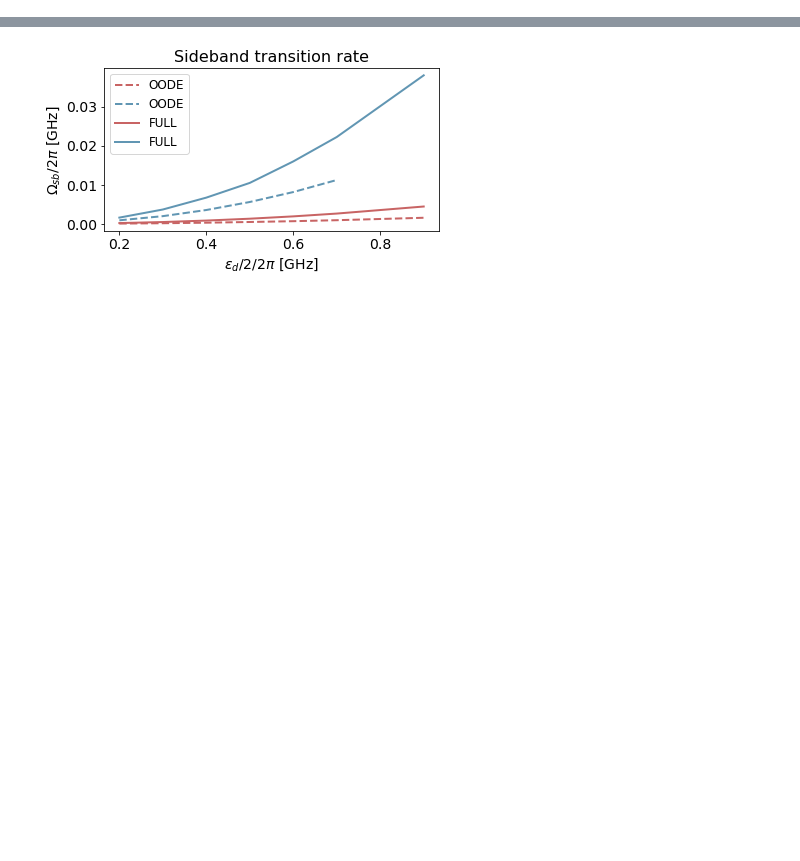
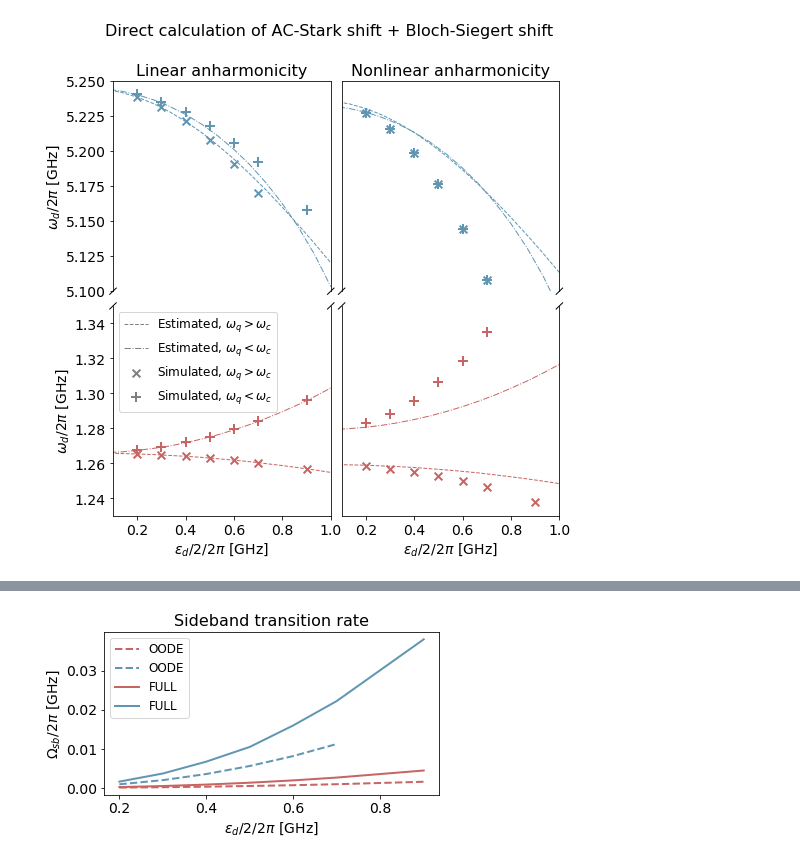
Before and after one commit to wouterkesselsap/thesis, a Jupyter notebook: overview_transmon_single.ipynb, the cells around one changed output, grey strips where cells are left out. Saved outputs shown, nothing was run; the diff lists cells and outputs as text; code cells hidden in the pictures; blank space fills up the shorter version.

```diff
--- a/overview_transmon_single.ipynb
+++ b/overview_transmon_single.ipynb
@@ -91,0 +134,92 @@ for Omega in Omega_range:
+# %%
+d = .015
+
+fig, axes = plt.subplots(2, 2, figsize=(8, 8))
+fig.suptitle("Direct calculation of AC-Stark shift + Bloch-Siegert shift")
+
+plt.subplot(2, 2, 1)
+plt.scatter(Omega_larger[:-1], rwa_wd_blue_larger, marker='x', lw=2, s=60, c=plotcolours['sbblue'])
+plt.plot(Omega_range, rwa_wd_th_sbs_blue_larger, '--', c=plotcolours['sbblue'])
+plt.scatter(Omega_smaller, rwa_wd_blue_smaller, marker='+', lw=2, s=100, c=plotcolours['sbblue'])
+plt.plot(Omega_range, rwa_wd_th_sbs_blue_smaller, '-.', c=plotcolours['sbblue'])
+plt.xlim([0.1, 1])
+plt.ylim([5.10, 5.25])
+plt.ylabel("$\\omega_d/2\\pi$ [GHz]")
+plt.title("Linear anharmonicity")
+plt.tick_params(
+    axis='x',          # changes apply to the x-axis
+    which='both',      # both major and minor ticks are affected
+    bottom=False,      # ticks along the bottom edge are off
+    labelbottom=False) # labels along the bottom edge are off
+plt.gca().spines['bottom'].set_visible(False)
+kwargs = dict(transform=plt.gca().transAxes, color='k', clip_on=False)
+plt.plot((-d,+d), (-d,+d), **kwargs)
+plt.plot((1-d,1+d), (-d,+d), **kwargs)
+
+plt.subplot(2, 2, 3)
+plt.scatter(Omega_larger, rwa_wd_red_larger, marker='x', lw=2, s=60, c=plotcolours['sbred'])
+plt.plot(Omega_range, rwa_wd_th_sbs_red_larger, '--', c=plotcolours['sbred'])
+plt.scatter(Omega_smaller, rwa_wd_red_smaller, marker='+', lw=2, s=100, c=plotcolours['sbred'])
+plt.plot(Omega_range, rwa_wd_th_sbs_red_smaller, '-.', c=plotcolours['sbred'])
+
+plt.scatter(0, 0, marker='x', lw=2, s=60, c='gray', label="Simulated, $\\omega_q > \\omega_c$")
+plt.plot(0, 0, '--', c='gray', label="Estimated, $\\omega_q > \\omega_c$")
+plt.scatter(0, 0, marker='+', lw=2, s=100, c='gray', label="Simulated, $\\omega_q < \\omega_c$")
+plt.plot(0, 0, '-.', c='gray', label="Estimated, $\\omega_q < \\omega_c$")
+
+plt.xlim([0.1, 1])
+plt.ylim([1.23, 1.35])
+plt.xlabel("$\\epsilon_d/2/2\\pi$ [GHz]")
+plt.ylabel("$\\omega_d/2\\pi$ [GHz]")
+plt.legend()
+plt.gca().spines['top'].set_visible(False)
+kwargs = dict(transform=plt.gca().transAxes, color='k', clip_on=False)
+plt.plot((1-d,1+d), (1-d,1+d), **kwargs)
+plt.plot((-d,+d), (1-d,1+d), **kwargs)
+
+plt.subplot(2, 2, 2)
+plt.scatter(Omega_larger, fp_wd_blue_larger, marker='x', lw=2, s=60, c=plotcolours['sbblue'], label="Simulated, $\\omega_q > \\omega_c$")
+plt.plot(Omega_range, fp_wd_th_sbs_blue_larger, '--', c=plotcolours['sbblue'], label="Estimated, $\\omega_q > \\omega_c$")
+plt.scatter(Omega_smaller, fp_wd_blue_smaller, marker='+', lw=2, s=100, c=plotcolours['sbblue'], label="Simulated, $\\omega_q < \\omega_c$")
+plt.plot(Omega_range, fp_wd_th_sbs_blue_smaller, '-.', c=plotcolours['sbblue'], label="Estimated, $\\omega_q < \\omega_c$")
+plt.xlim([0.1, 1])
+plt.ylim([5.10, 5.25])
+plt.title("Nonlinear anharmonicity")
+plt.tick_params(
+    axis='x',          # changes apply to the x-axis
+    which='both',      # both major and minor ticks are affected
+    bottom=False,      # ticks along the bottom edge are off
+    labelbottom=False) # labels along the bottom edge are off
+plt.tick_params(
+    axis='y',          # changes apply to the x-axis
+    which='both',      # both major and minor ticks are affected
+    left=False,      # ticks along the bottom edge are off
+    labelleft=False) # labels along the bottom edge are off
+plt.gca().spines['bottom'].set_visible(False)
+kwargs = dict(transform=plt.gca().transAxes, color='k', clip_on=False)
+plt.plot((-d,+d), (-d,+d), **kwargs)
+plt.plot((1-d,1+d), (-d,+d), **kwargs)
+
+plt.subplot(2, 2, 4)
+plt.scatter(Omega_larger, fp_wd_red_larger, marker='x', lw=2, s=60, c=plotcolours['sbred'], label="Simulated, $\\omega_q > \\omega_c$")
+plt.plot(Omega_range, fp_wd_th_sbs_red_larger, '--', c=plotcolours['sbred'], label="Estimated, $\\omega_q > \\omega_c$")
+plt.scatter(Omega_smaller, fp_wd_red_smaller, marker='+', lw=2, s=100, c=plotcolours['sbred'], label="Simulated, $\\omega_q < \\omega_c$")
+plt.plot(Omega_range, fp_wd_th_sbs_red_smaller, '-.', c=plotcolours['sbred'], label="Estimated, $\\omega_q < \\omega_c$")
+plt.xlim([0.1, 1])
+plt.ylim([1.23, 1.35])
+plt.xlabel("$\\epsilon_d/2/2\pi$ [GHz]")
+plt.tick_params(
+    axis='y',          # changes apply to the x-axis
+    which='both',      # both major and minor ticks are affected
+    left=False,      # ticks along the bottom edge are off
+    labelleft=False) # labels along the bottom edge are off
+plt.gca().spines['top'].set_visible(False)
+kwargs = dict(transform=plt.gca().transAxes, color='k', clip_on=False)
+plt.plot((1-d,1+d), (1-d,1+d), **kwargs)
+plt.plot((-d,+d), (1-d,1+d), **kwargs)
+
+plt.subplots_adjust(wspace=0.05)
+plt.subplots_adjust(hspace=0.07)
+plt.show()
+# %% [output]
+[figure, added]
```
Also changed, not shown: parts of 4 cells of this notebook, 3 other files.
